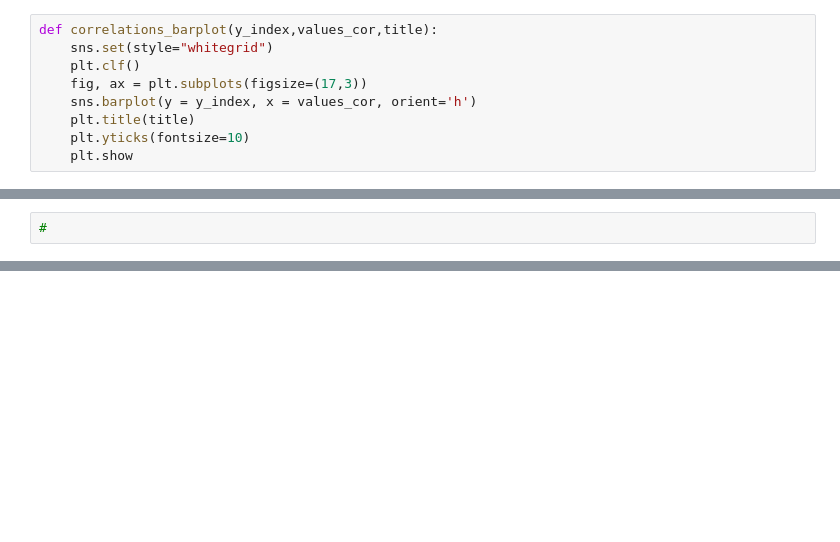
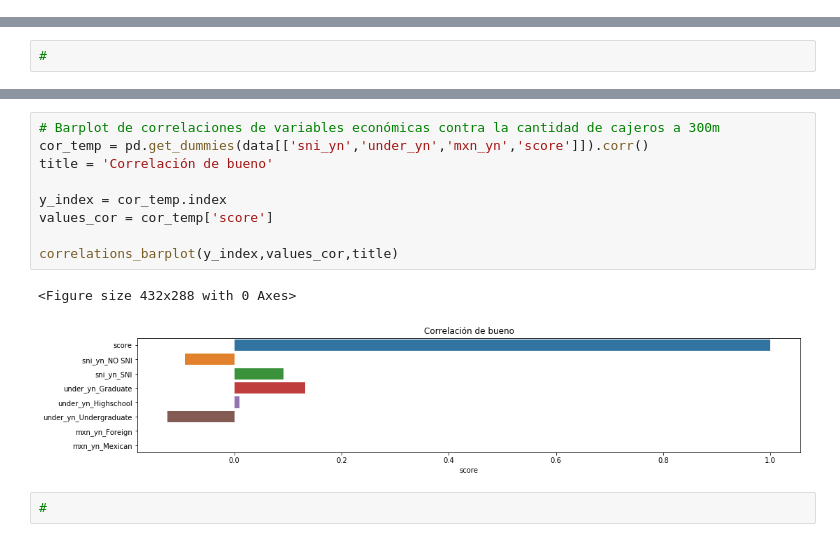
Before and after one commit to luissedas/da-project, a Jupyter notebook: Data Analytics - Final Project.ipynb, the cells around one changed output, grey strips where cells are left out. Cells and saved outputs as stored; diff of their text form; blank space fills up the shorter version.

```diff
--- a/Data Analytics - Final Project.ipynb
+++ b/Data Analytics - Final Project.ipynb
@@ -187,9 +23,0 @@ plt.show()
-# %%
-def correlations_barplot(y_index,values_cor,title):
-    sns.set(style="whitegrid")
-    plt.clf()
-    fig, ax = plt.subplots(figsize=(17,3))
-    sns.barplot(y = y_index, x = values_cor, orient='h')
-    plt.title(title)
-    plt.yticks(fontsize=10)
-    plt.show
@@ -280,0 +110,14 @@ Veemos que en general los alumnos de posgrado califican mejor que los de profesi
+# %%
+# Barplot de correlaciones de variables económicas contra la cantidad de cajeros a 300m
+cor_temp = pd.get_dummies(data[['sni_yn','under_yn','mxn_yn','score']]).corr()
+title = 'Correlación de bueno'
+
+y_index = cor_temp.index
+values_cor = cor_temp['score']
+
+correlations_barplot(y_index,values_cor,title)
+# %% [output]
+<Figure size 432x288 with 0 Axes>
+[figure, added]
+# %%
+#
```
Also changed, not shown: parts of 47 cells of this notebook, 2 other files.
